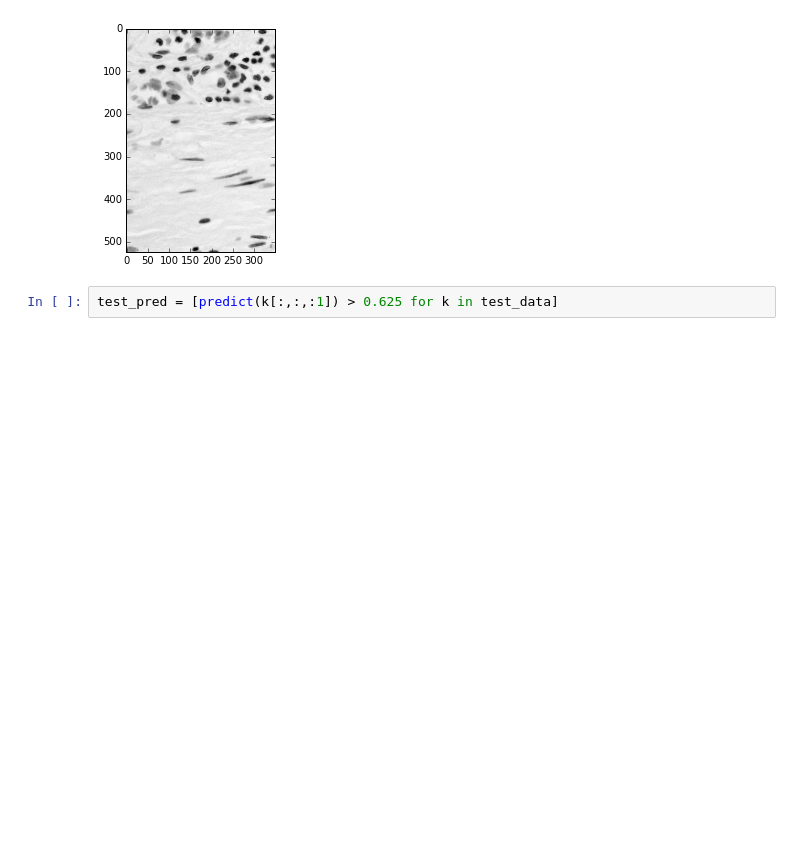
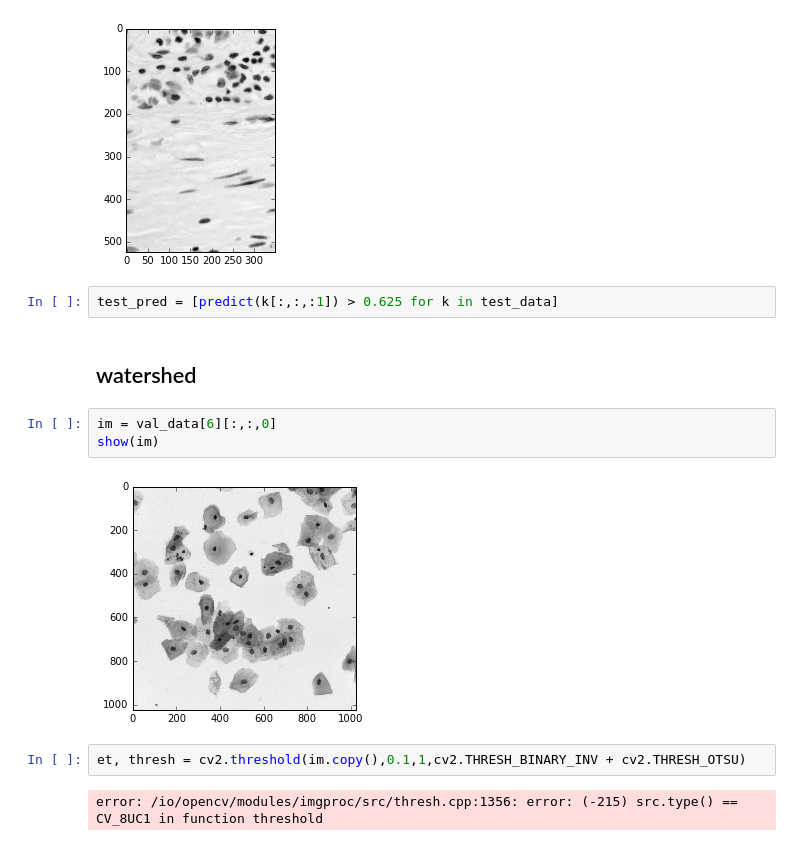
Before and after one commit to rykachevskiy/ds_bowl_2018, a Jupyter notebook: notebooks/Unet.ipynb, the cells around one changed output. Saved outputs shown, nothing was run; the diff lists cells and outputs as text; blank space fills up the shorter version.

```diff
--- a/notebooks/Unet.ipynb
+++ b/notebooks/Unet.ipynb
@@ -665,3 +678,14 @@ show(test_data[0].astype(float),0)
 [figure]
 # %%
 test_pred = [predict(k[:,:,:1]) > 0.625 for k in test_data]
+# %% [markdown]
+## watershed
+# %%
+im = val_data[6][:,:,0]
+show(im)
+# %% [output]
+[figure, added]
+# %%
+et, thresh = cv2.threshold(im.copy(),0.1,1,cv2.THRESH_BINARY_INV + cv2.THRESH_OTSU)
+# %% [output]
+error: /io/opencv/modules/imgproc/src/thresh.cpp:1356: error: (-215) src.type() == CV_8UC1 in function threshold
```
Also changed, not shown: parts of 8 cells of this notebook, 1 other file.
